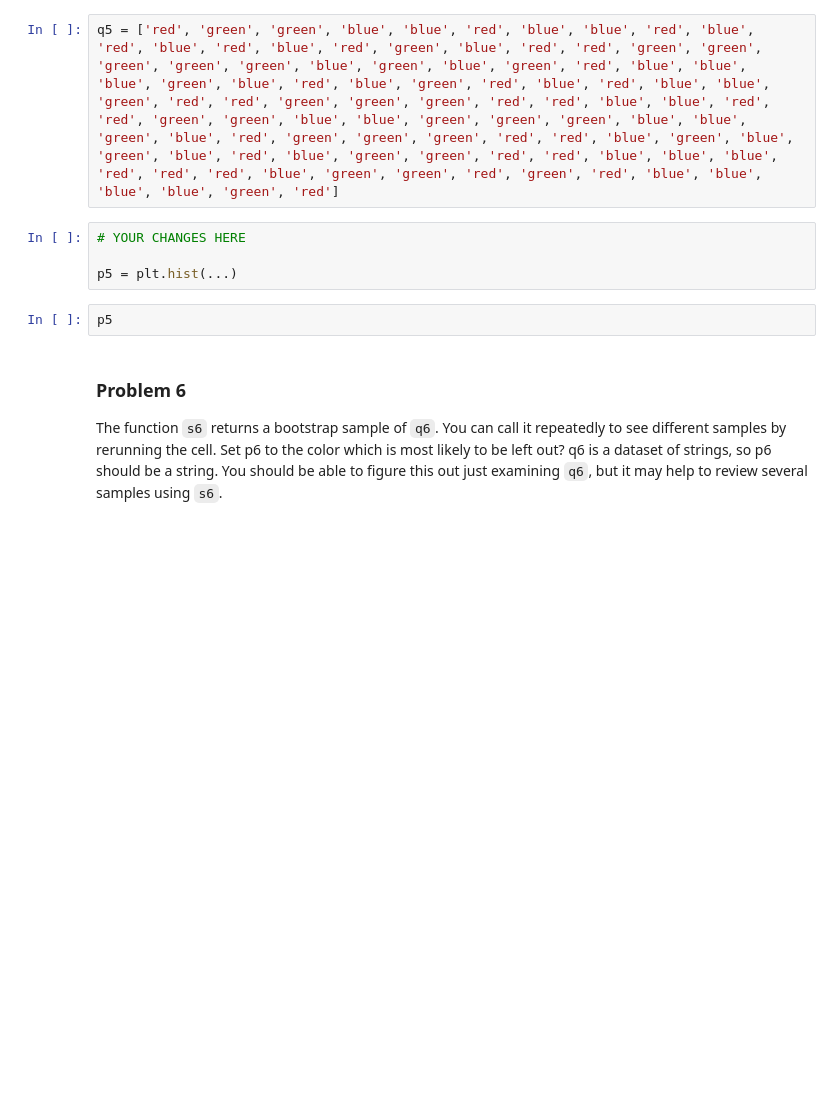
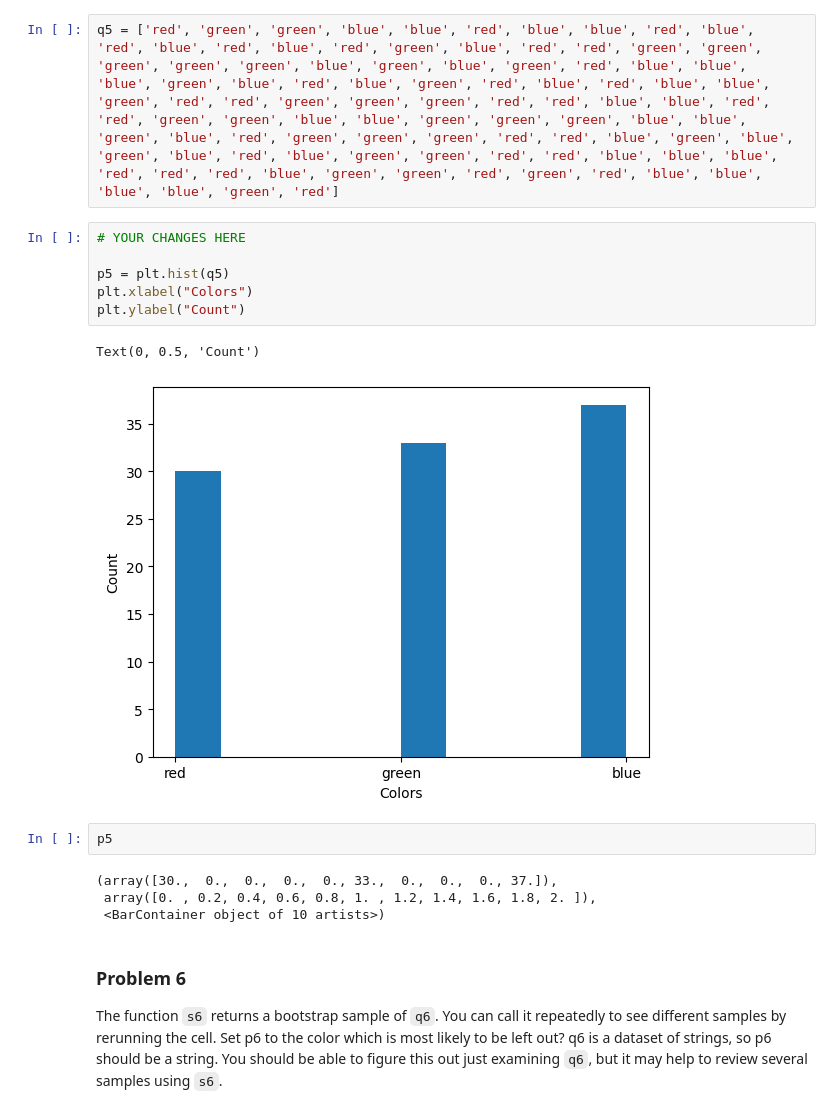
Before and after one commit to karaconrad15/dx601-homework-02, a Jupyter notebook: homework.ipynb, the cells around one changed output. Cells and saved outputs as stored; diff of their text form; blank space fills up the shorter version.

```diff
--- a/homework.ipynb
+++ b/homework.ipynb
@@ -117,9 +123,18 @@ q5 = ['red', 'green', 'green', 'blue', 'blue', 'red', 'blue', 'blue', 'red', 'bl
 # %%
 # YOUR CHANGES HERE
 
-p5 = plt.hist(...)
+p5 = plt.hist(q5)
+plt.xlabel("Colors")
+plt.ylabel("Count")
+# %% [output]
+Text(0, 0.5, 'Count')
+[figure, added]
 # %%
 p5
+# %% [output]
+(array([30.,  0.,  0.,  0.,  0., 33.,  0.,  0.,  0., 37.]),
+ array([0. , 0.2, 0.4, 0.6, 0.8, 1. , 1.2, 1.4, 1.6, 1.8, 2. ]),
+ <BarContainer object of 10 artists>)
 # %% [markdown]
 ### Problem 6
 
```
Also changed, not shown: parts of 36 cells of this notebook.
